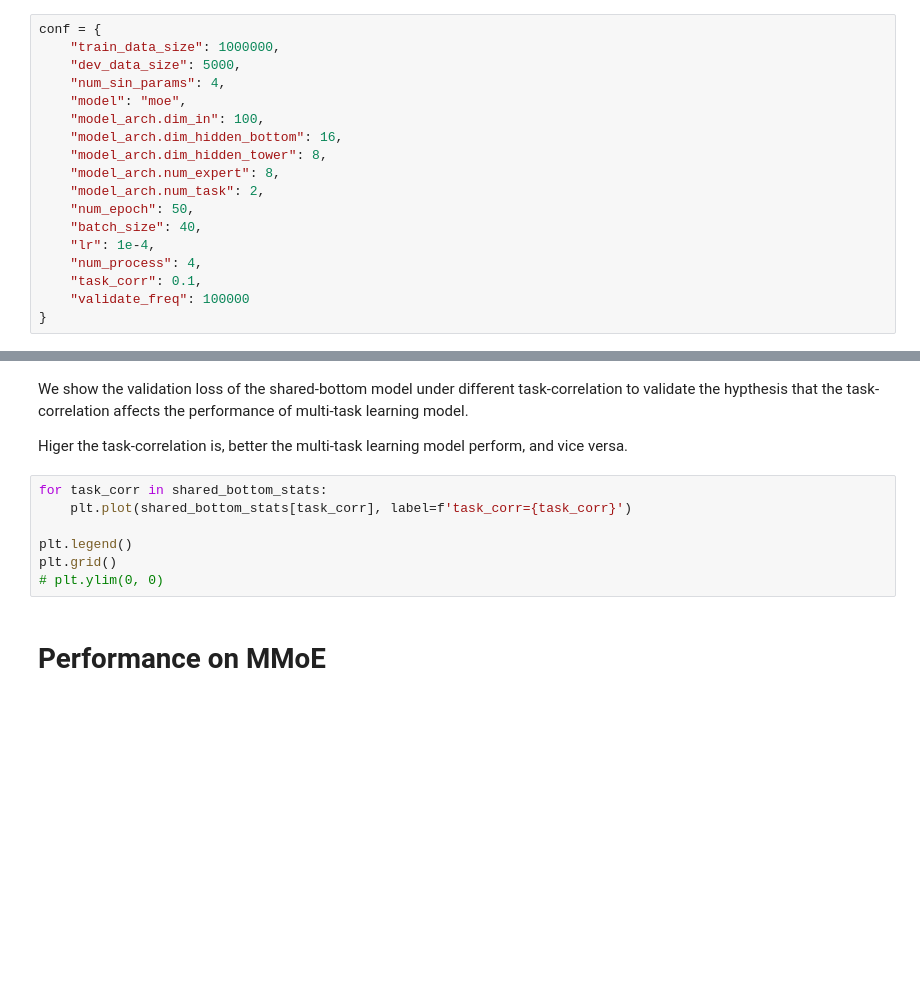
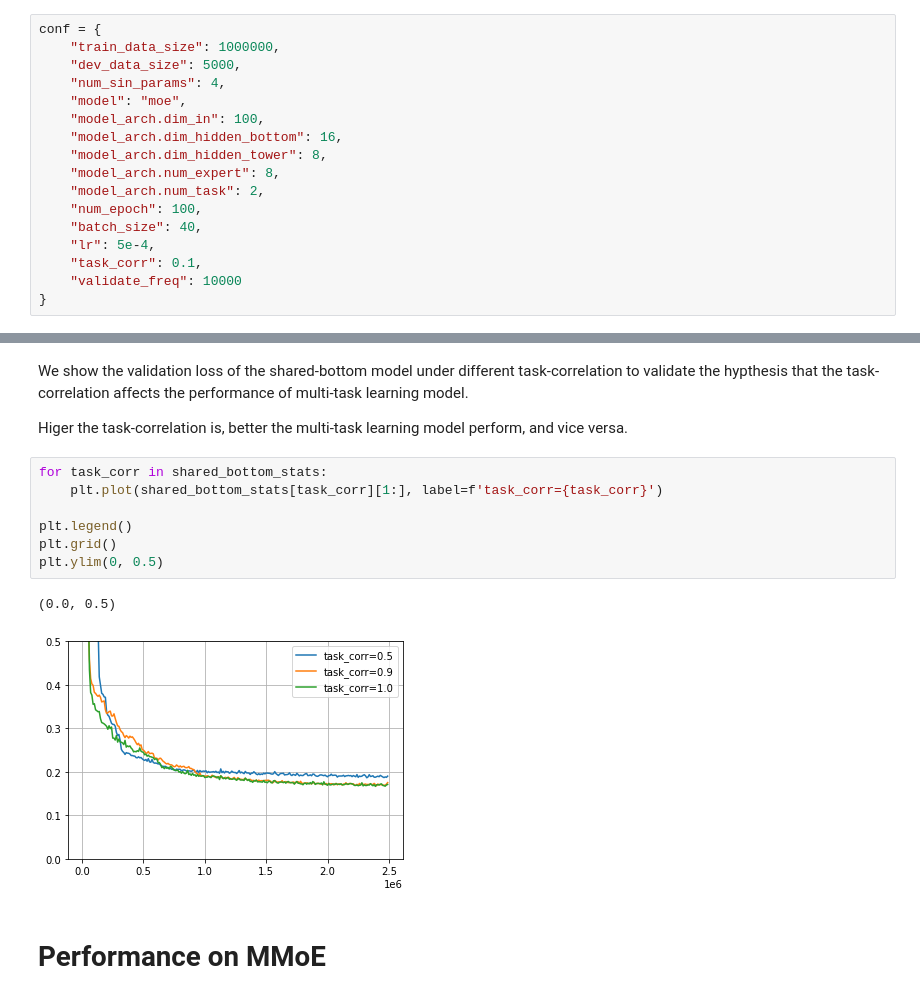
Before and after one commit to jz95/ml-paper-lab, a Jupyter notebook: notebooks/mmoe.ipynb, the cells around one changed output, grey strips where cells are left out. Drawn from its saved outputs; the diff is of its cells as text; blank space fills up the shorter version.

```diff
--- a/notebooks/mmoe.ipynb
+++ b/notebooks/mmoe.ipynb
@@ -30,12 +30,11 @@ conf = {
     "model_arch.dim_hidden_tower": 8,
     "model_arch.num_expert": 8,
     "model_arch.num_task": 2,
-    "num_epoch": 50,
+    "num_epoch": 100,
     "batch_size": 40,
-    "lr": 1e-4,
-    "num_process": 4,
+    "lr": 5e-4,
     "task_corr": 0.1,
-    "validate_freq": 100000
+    "validate_freq": 10000
 }
 # %% [markdown]
 # Performance of the Shared-Bottom model on synthetic data with different task correlation
@@ -81,11 +129,14 @@ We show the validation loss of the shared-bottom model under different task-corr
 Higer the task-correlation is, better the multi-task learning model perform, and vice versa.
 # %%
 for task_corr in shared_bottom_stats:
-    plt.plot(shared_bottom_stats[task_corr], label=f'task_corr={task_corr}')
+    plt.plot(shared_bottom_stats[task_corr][1:], label=f'task_corr={task_corr}')
 
 plt.legend()
 plt.grid()
-# plt.ylim(0, 0)
+plt.ylim(0, 0.5)
+# %% [output]
+(0.0, 0.5)
+[figure, added]
 # %% [markdown]
 # Performance on MMoE
 # %%
```
Also changed, not shown: parts of 5 cells of this notebook, 4 other files.
